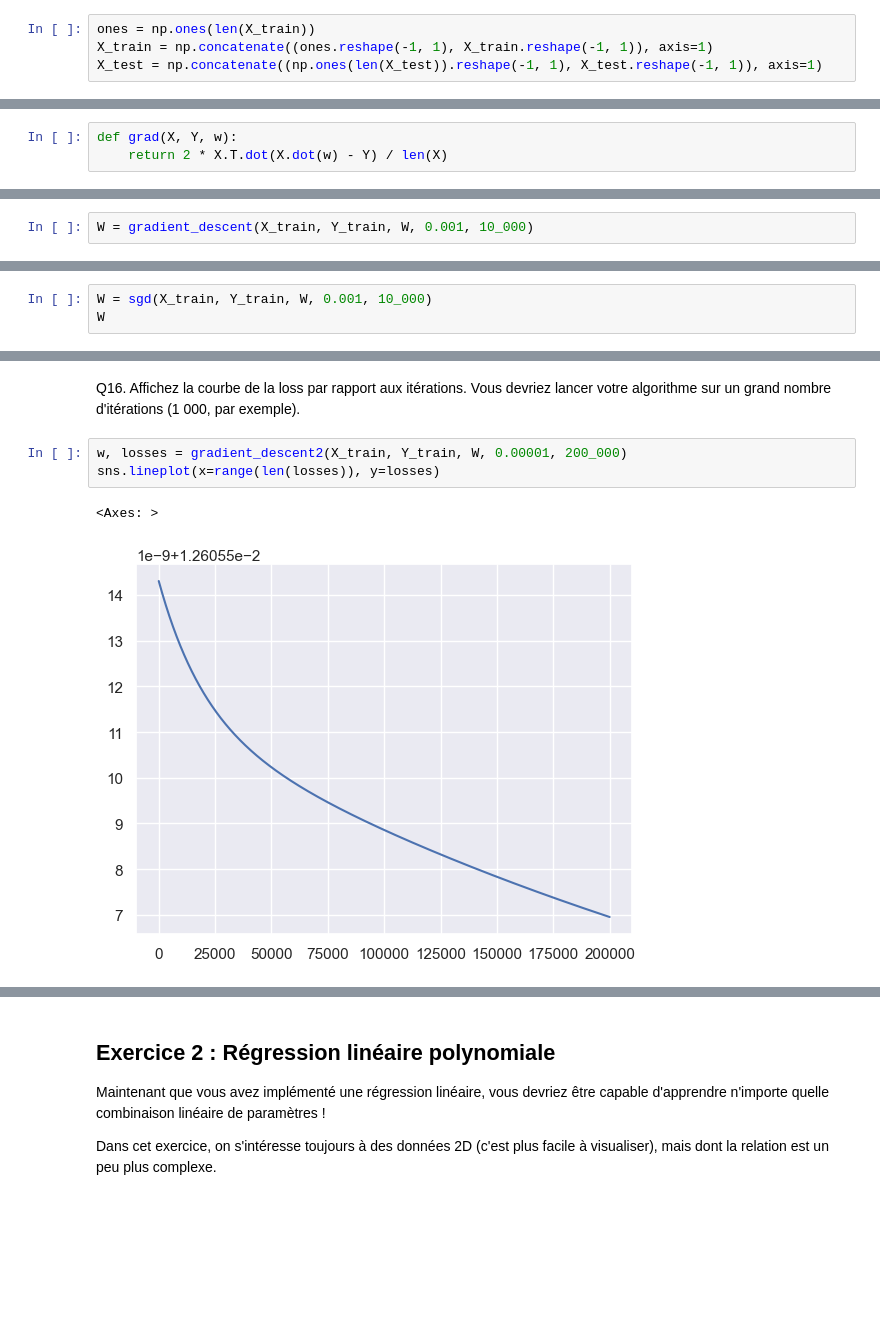
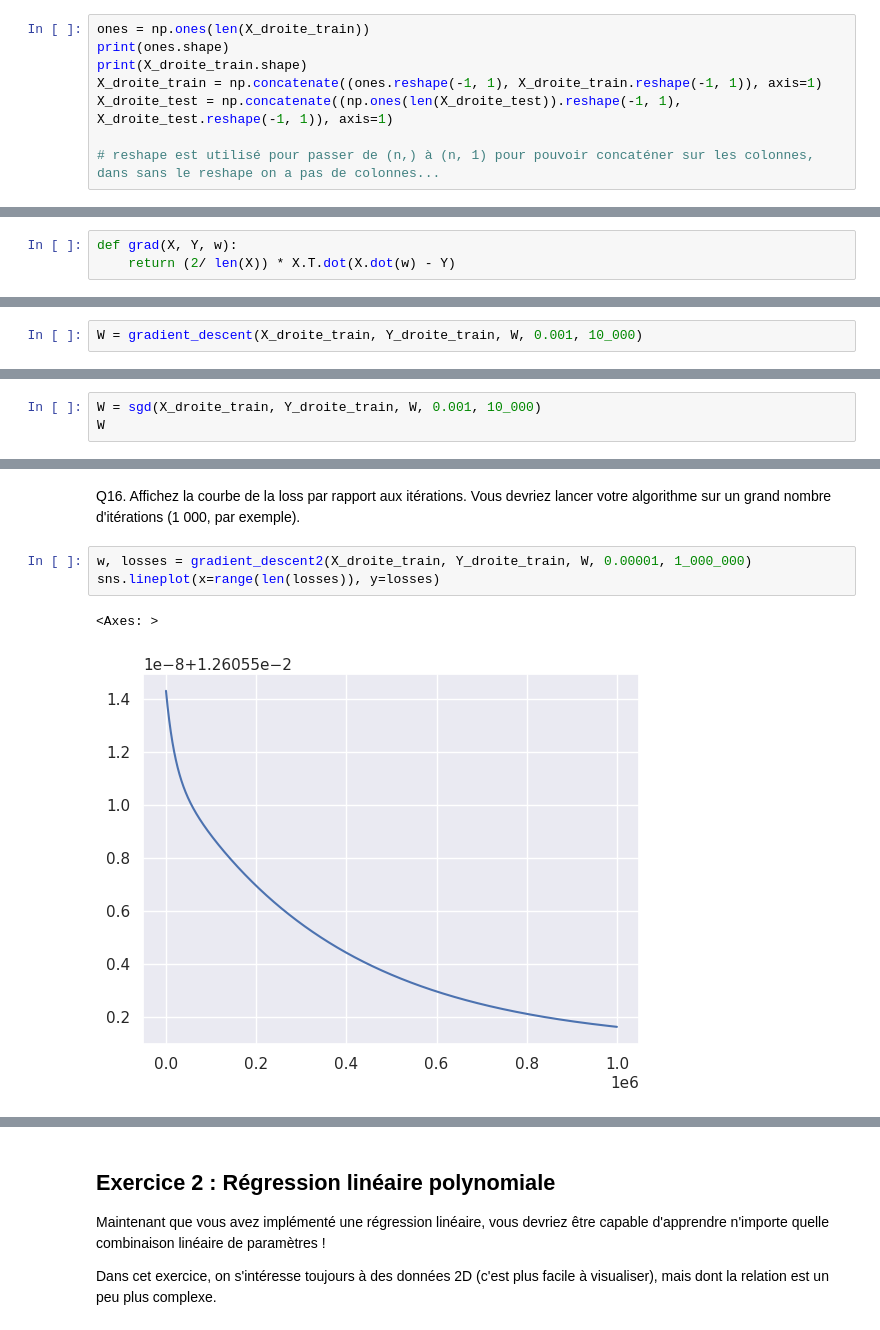
Before and after one commit to jo-pouradier/machine-learning-cpe, a Jupyter notebook: tp1.ipynb, the cells around one changed output, grey strips where cells are left out. Cells and saved outputs as stored; diff of their text form; blank space fills up the shorter version.

```diff
--- a/tp1.ipynb
+++ b/tp1.ipynb
@@ -197,6 +215,10 @@ Ensuite, pour concaténer, il existe plusieurs méthodes, selon <a href="https:/
     <li><a href="https://numpy.org/doc/stable/reference/generated/numpy.dstack.html#numpy.dstack">np.dstack()</a> (stack en profondeur)</li>
 </ul>
 # %%
-ones = np.ones(len(X_train))
-X_train = np.concatenate((ones.reshape(-1, 1), X_train.reshape(-1, 1)), axis=1)
-X_test = np.concatenate((np.ones(len(X_test)).reshape(-1, 1), X_test.reshape(-1, 1)), axis=1)
+ones = np.ones(len(X_droite_train))
+print(ones.shape)
+print(X_droite_train.shape)
+X_droite_train = np.concatenate((ones.reshape(-1, 1), X_droite_train.reshape(-1, 1)), axis=1)
+X_droite_test = np.concatenate((np.ones(len(X_droite_test)).reshape(-1, 1), X_droite_test.reshape(-1, 1)), axis=1)
+
+# reshape est utilisé pour passer de (n,) à (n, 1) pour pouvoir concaténer sur les colonnes, dans sans le reshape on a pas de colonnes...
@@ -293,7 +341,7 @@ $$\nabla J(w) = \frac{2}{n} X^T (X \cdot w - Y)$$
 </details>
 # %%
 def grad(X, Y, w):
-    return 2 * X.T.dot(X.dot(w) - Y) / len(X)
+    return (2/ len(X)) * X.T.dot(X.dot(w) - Y)
 # %% [markdown]
 Q12. Implémentez la descente de gradient (non-stochastique : sur l'ensemble des individus en même temps) dans une fonction `gradient_descent(X, Y, w, learning_rate, n_iterations)`.
 
@@ -323,3 +371,3 @@ Q13. Exécutez la descente de gradient pour obtenir les poids finaux `w_optimal`
 # %%
-W = gradient_descent(X_train, Y_train, W, 0.001, 10_000)
+W = gradient_descent(X_droite_train, Y_droite_train, W, 0.001, 10_000)
 # %% [output]
@@ -336,4 +384,4 @@ Iteration 9000, loss = 0.013941277878705314
 # %%
-W = sgd(X_train, Y_train, W, 0.001, 10_000)
+W = sgd(X_droite_train, Y_droite_train, W, 0.001, 10_000)
 W
 # %% [output]
@@ -383,9 +432,9 @@ def gradient_descent2(X, Y, w, learning_rate, n_iters):
 # %% [markdown]
 Q16. Affichez la courbe de la loss par rapport aux itérations. Vous devriez lancer votre algorithme sur un grand nombre d'itérations (1 000, par exemple).
 # %%
-w, losses = gradient_descent2(X_train, Y_train, W, 0.00001, 200_000)
+w, losses = gradient_descent2(X_droite_train, Y_droite_train, W, 0.00001, 1_000_000)
 sns.lineplot(x=range(len(losses)), y=losses)
 # %% [output]
 <Axes: >
-[figure, old version]
+[figure, new version]
 # %%
```
Also changed, not shown: parts of 49 cells of this notebook.
